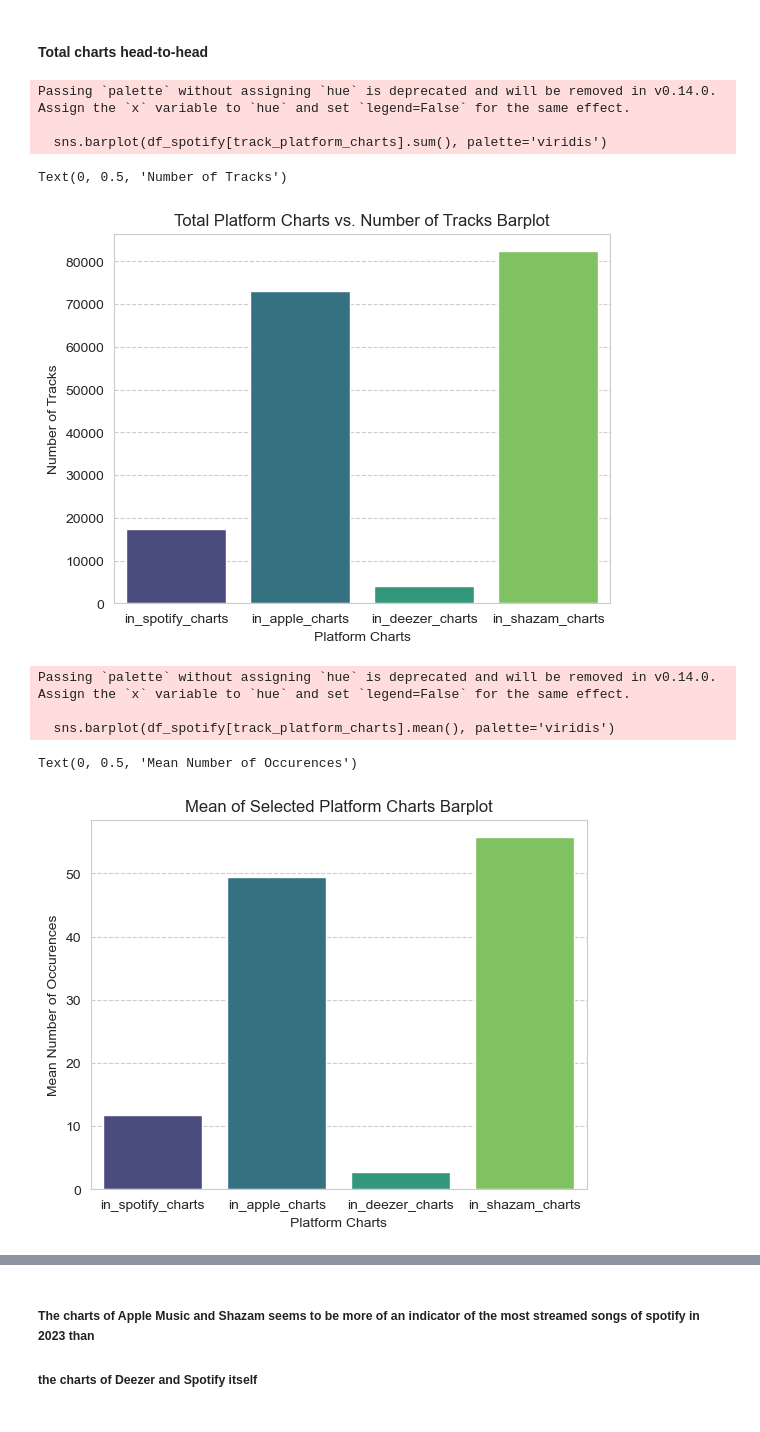
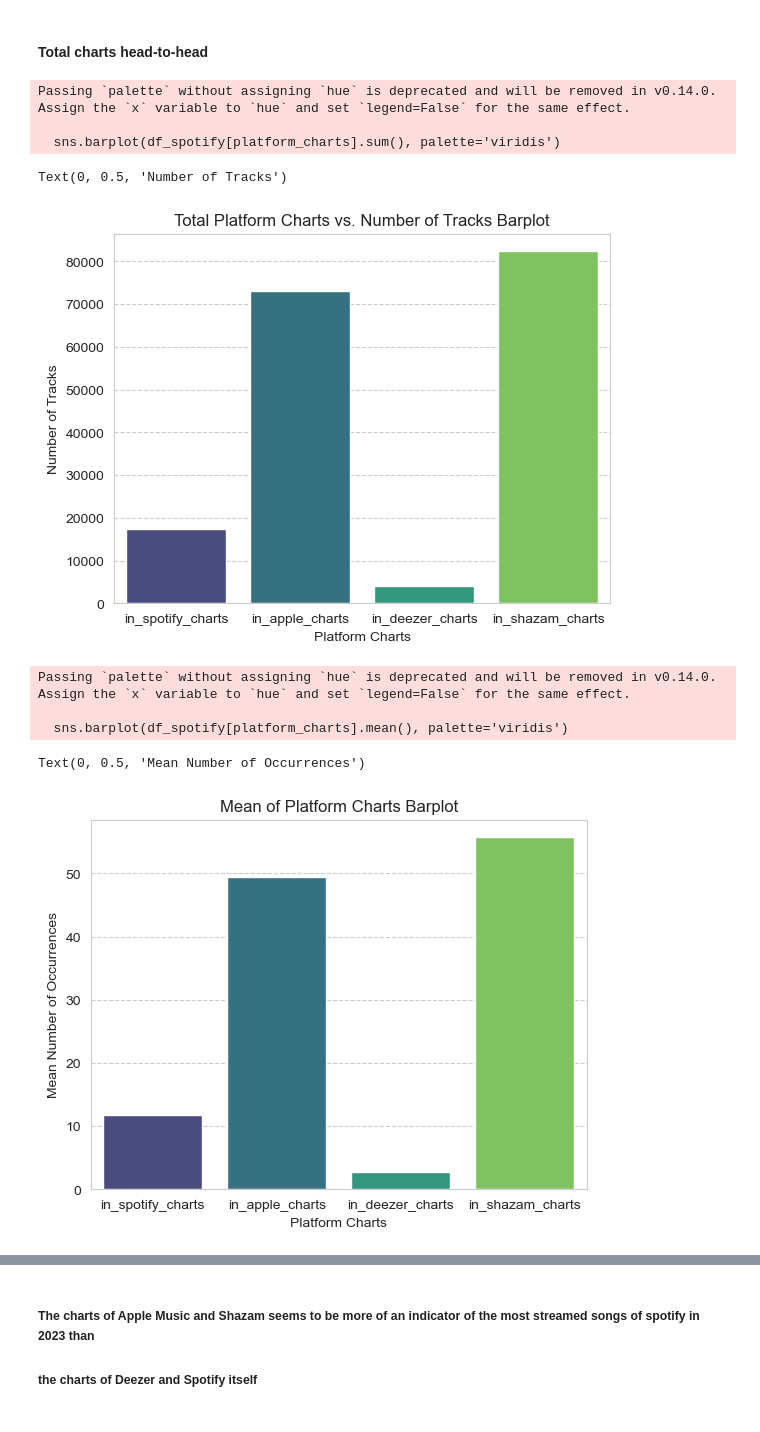
Before and after one commit to Angel0po/EDA_BON-AO, a Jupyter notebook: EDA_BON-AO.ipynb, the cells around one changed output, grey strips where cells are left out. Saved outputs shown, nothing was run; the diff lists cells and outputs as text; code cells hidden in the pictures.

```diff
--- a/EDA_BON-AO.ipynb
+++ b/EDA_BON-AO.ipynb
@@ -879,10 +887,10 @@ Text(0, 0.5, 'Mean Number of Occurences')
 # %% [markdown]
 #### Total charts head-to-head
 # %%
-track_platform_charts = ['in_spotify_charts','in_apple_charts','in_deezer_charts','in_shazam_charts']
+platform_charts = ['in_spotify_charts','in_apple_charts','in_deezer_charts','in_shazam_charts']
 # Seperate the chart attributes
 
-sns.barplot(df_spotify[track_platform_charts].sum(), palette='viridis')
+sns.barplot(df_spotify[platform_charts].sum(), palette='viridis')
 # Creates barplot with the means of all platform charts and also colors it
 
 plt.title("Total Platform Charts vs. Number of Tracks Barplot")
@@ -892,23 +900,23 @@ plt.ylabel("Number of Tracks")
 # %% [output]
 Passing `palette` without assigning `hue` is deprecated and will be removed in v0.14.0. Assign the `x` variable to `hue` and set `legend=False` for the same effect.
 
-  sns.barplot(df_spotify[track_platform_charts].sum(), palette='viridis')
+  sns.barplot(df_spotify[platform_charts].sum(), palette='viridis')
 Text(0, 0.5, 'Number of Tracks')
 [figure]
 # %%
-track_platform_charts = ['in_spotify_charts','in_apple_charts','in_deezer_charts','in_shazam_charts']
+platform_charts = ['in_spotify_charts','in_apple_charts','in_deezer_charts','in_shazam_charts']
 # Seperate the chart attributes
 
-sns.barplot(df_spotify[track_platform_charts].mean(), palette='viridis')
+sns.barplot(df_spotify[platform_charts].mean(), palette='viridis')
 # Creates barplot with the means of all platform charts and also colors it
 
-plt.title("Mean of Selected Platform Charts Barplot")
+plt.title("Mean of Platform Charts Barplot")
 plt.xlabel("Platform Charts")
-plt.ylabel("Mean Number of Occurences")
+plt.ylabel("Mean Number of Occurrences")
 # Labels the plot's title, x-axis, and y-axis
 # %% [output]
 Passing `palette` without assigning `hue` is deprecated and will be removed in v0.14.0. Assign the `x` variable to `hue` and set `legend=False` for the same effect.
 
-  sns.barplot(df_spotify[track_platform_charts].mean(), palette='viridis')
+  sns.barplot(df_spotify[platform_charts].mean(), palette='viridis')
-Text(0, 0.5, 'Mean Number of Occurences')
+Text(0, 0.5, 'Mean Number of Occurrences')
-[figure, old version]
+[figure, new version]
```
Also changed, not shown: parts of 34 cells of this notebook.
